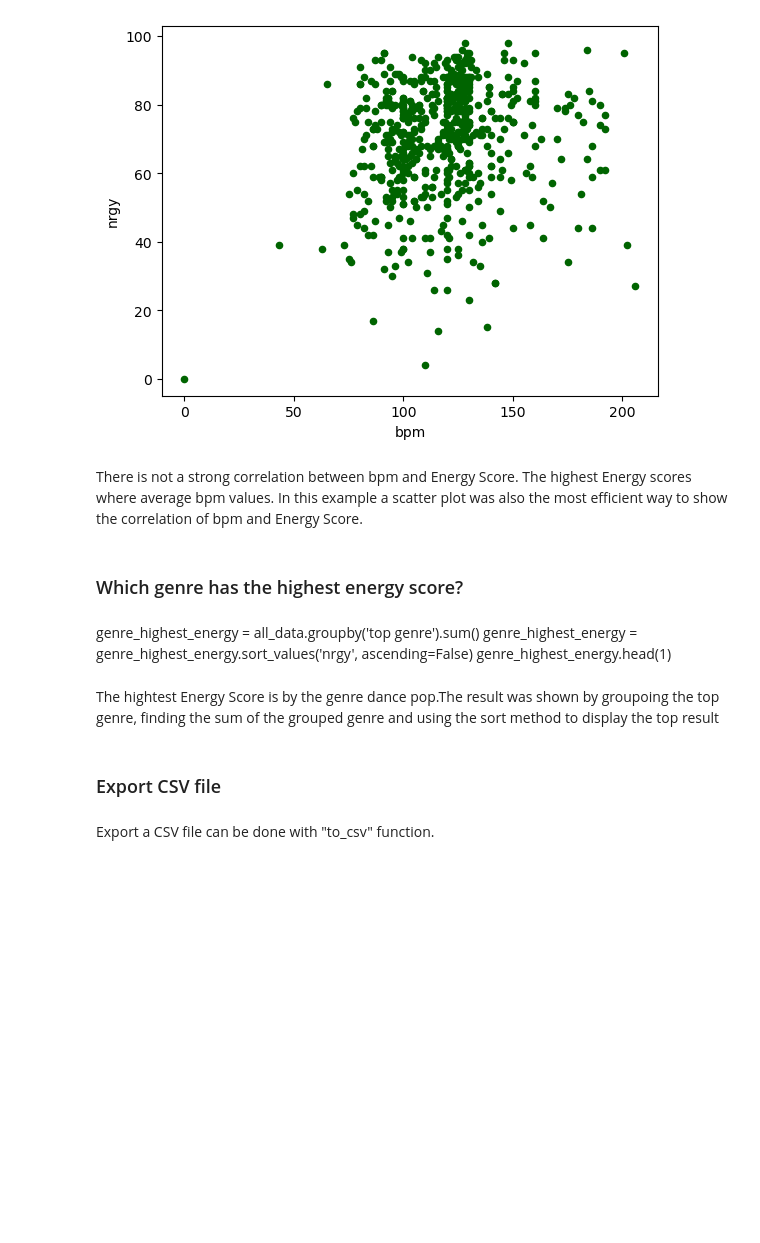
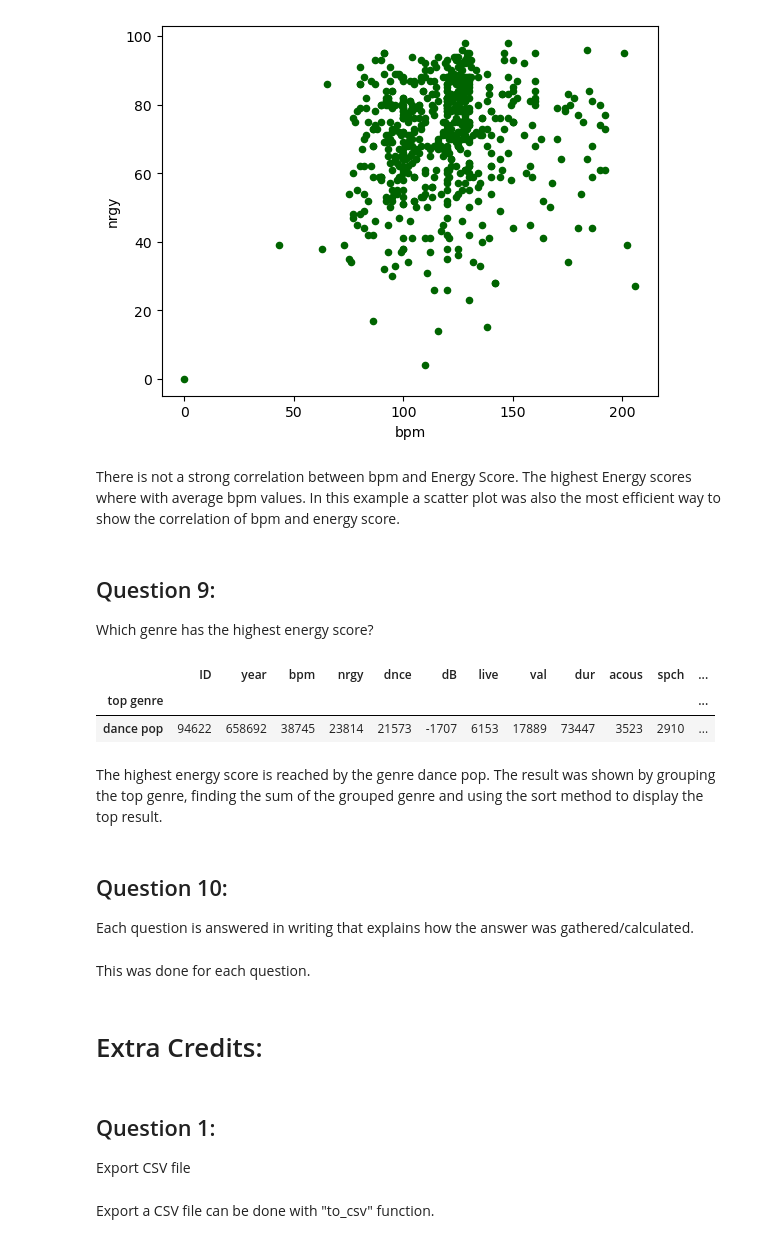
Before and after one commit to Bondi121/Final-Project-7, a Jupyter notebook: Music Analysis.ipynb, the cells around one changed output. Saved outputs shown, nothing was run; the diff lists cells and outputs as text; code cells hidden in the pictures; blank space fills up the shorter version.

```diff
--- a/Music Analysis.ipynb
+++ b/Music Analysis.ipynb
@@ -228,17 +264,30 @@ axis1 = all_data.plot.scatter(x='bpm',
 # %% [output]
 [figure]
 # %% [markdown]
-There is not a strong correlation between bpm and Energy Score. The highest Energy scores where average bpm values. In this example a scatter plot was also the most efficient way to show the correlation of bpm and Energy Score.
+There is not a strong correlation between bpm and Energy Score. The highest Energy scores where with average bpm values. In this example a scatter plot was also the most efficient way to show the correlation of bpm and energy score.
 # %% [markdown]
-### Which genre has the highest energy score?
+## Question 9:
+Which genre has the highest energy score?
-# %% [markdown]
-genre_highest_energy = all_data.groupby('top genre').sum()
-genre_highest_energy = genre_highest_energy.sort_values('nrgy', ascending=False)
-genre_highest_energy.head(1)
+# %%
+genre_highest_energy = all_data.groupby('top genre').sum()
+genre_highest_energy = genre_highest_energy.sort_values('nrgy', ascending=False)
+genre_highest_energy.head(1)
+# %% [output]
+|  | ID | year | bpm | nrgy | dnce | dB | live | val | dur | acous | spch | ... |
+| top genre |  |  |  |  |  |  |  |  |  |  |  | ... |
+| dance pop | 94622 | 658692 | 38745 | 23814 | 21573 | -1707 | 6153 | 17889 | 73447 | 3523 | 2910 | ... |
 # %% [markdown]
-The hightest Energy Score is by the genre dance pop.The result was shown by groupoing the top genre, finding the sum of the grouped genre and using the sort method to display the top result
+The highest energy score is reached by the genre dance pop. The result was shown by grouping the top genre, finding the sum of the grouped genre and using the sort method to display the top result.
+# %% [markdown]
+## Question 10:
+Each question is answered in writing that explains how the answer was gathered/calculated.
+# %% [markdown]
+This was done for each question.
+# %% [markdown]
+# Extra Credits:
 # %% [markdown]
-### Export CSV file
+## Question 1:
+Export CSV file
 # %%
 all_data.to_csv('top_spotify_songs.csv')
 # %% [markdown]
```
Also changed, not shown: parts of 28 cells of this notebook, 1 other file.
